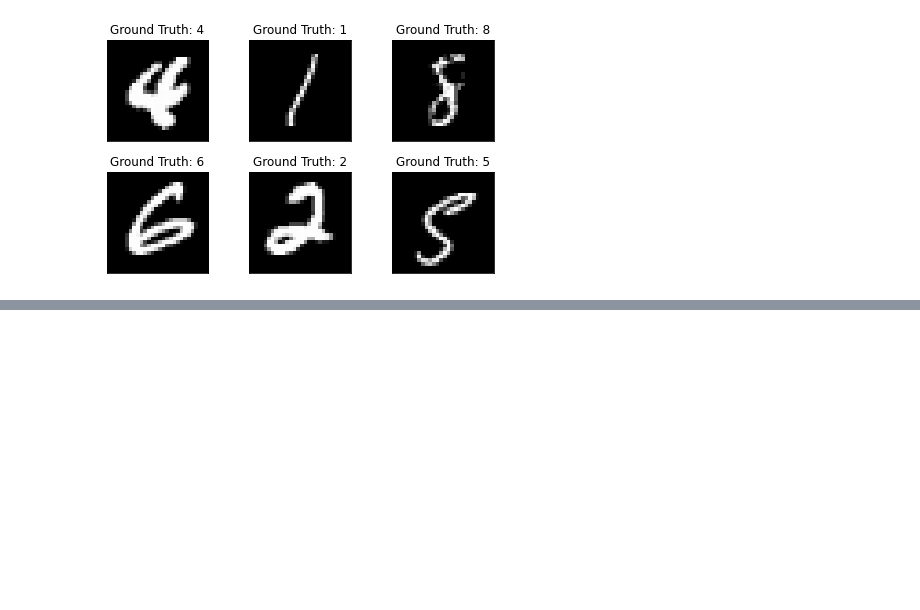
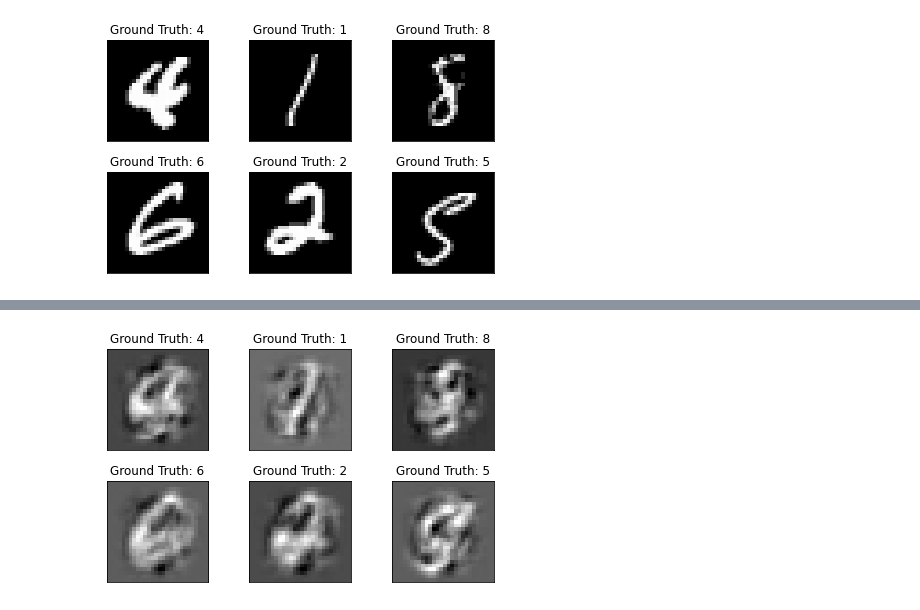
Before and after one commit to caixunshiren/One_hot_net, a Jupyter notebook: PUF_application_MNIST.ipynb, the cells around one changed output, grey strips where cells are left out. Drawn from its saved outputs; the diff is of its cells as text; code cells hidden in the pictures; blank space fills up the shorter version.

Commit message:
figures

```diff
--- a/PUF_application_MNIST.ipynb
+++ b/PUF_application_MNIST.ipynb
@@ -139,7 +139,7 @@ class One_hot_net(nn.Module):
         X = self.flatten(X)
         X = torch.transpose(X, 0, 1)
         #X = self.f_encoder.apply(X)
-        X = self.f_encoder.apply_wnoise(X, 0.5)
+        X = self.f_encoder.apply_wnoise(X, 2)
         for layer in self.layers:
             X = layer(X)
         X = torch.transpose(X, 0, 1)
@@ -173,13 +173,19 @@ def uniform_initializer(out_dim, in_dim, cuda = True):
         return torch.nn.init.uniform_(tensor, a=-2, b=2)
 
 class simple_encoder():
-    def __init__(self, out_dim, in_dim):
-        self.W = uniform_initializer(out_dim, in_dim)
+    def __init__(self, out_dim, in_dim, cuda = True):
+        self.W = uniform_initializer(out_dim, in_dim, cuda)
+        self.device = torch.device("cuda:0") if cuda else torch.device("cpu")
 
     def apply(self, X):
         #print(X.shape)
         #print(self.W.shape)
         return torch.matmul(self.W, X)
+
+    def apply_wnoise(self, X, sd):
+        if sd == 0:
+            return self.apply(X)
+        return torch.matmul(apply_gaussian_noise(self.W, sd, device = self.device), X)
 
 class simple_encoder_wthreshold():
     def __init__(self, out_dim, in_dim, epsilon, cuda = True):
@@ -191,14 +197,16 @@ class simple_encoder_wthreshold():
         return (torch.matmul(self.W, X) > self.epsilon).float()
 
     def apply_wnoise(self, X, sd):
+        if sd == 0:
+            return self.apply(X)
         return (torch.matmul(apply_gaussian_noise(self.W, sd, device = self.device), X) > self.epsilon).float()
 # %%
 parameters = {
     'in_dim': 784,
     'n_class': 784,
-    'f_encoder': simple_encoder_wthreshold(784*20, 784, 1e-3),
+    'f_encoder': simple_encoder(784, 784),#_wthreshold(784*20, 784, 1e-3),
     'f_initializer': uniform_initializer,
-    'encoder_multiplier': 20,
+    'encoder_multiplier': 1,
     'epsilon': 10e-3,
     'n_layers': 1,
     'layer_size_factor': [1],
@@ -211,7 +219,7 @@ model1 = One_hot_net(parameters['in_dim'], parameters['n_class'], parameters['f_
                      parameters['layer_size_factor'], parameters['dropout']).to(device)
 
 #model1 = toy_Net().to(device)
-optimizer1 = torch.optim.SGD(model1.parameters(), lr=0.01, momentum=0.5)
+optimizer1 = torch.optim.SGD(model1.parameters(), lr=0.0005, momentum=0.5)
 #optimizer1 = torch.optim.SGD([{'params': model1.layers.parameters(), 'lr': 0.01}, {'params': model1.tail.parameters(), 'lr': 0.01}], lr=0.01, momentum=0.5)
 # %%
 from torchsummary import summary
@@ -308,15 +318,17 @@ plt.ylabel('MSE loss')
 # %%
-fname = "figures\cryptography\\reconstructed_160D.png"
+fname = "figures\cryptography\\no_threshold784_2noise.png"#reconstructed_20D_2noise100.png"
 import matplotlib.pyplot as plt
 import os
 os.environ['KMP_DUPLICATE_LIB_OK']='True'
 reconstructed_example_data = model1(example_data.to(torch.device("cuda:0"))).cpu().detach().numpy()
 fig = plt.figure()
 for i in range(6):
     plt.subplot(2,3,i+1)
     plt.tight_layout()
     plt.imshow(reconstructed_example_data[i][0], cmap='gray', interpolation='none')
     plt.title("Ground Truth: {}".format(example_targets[i]))
     plt.xticks([])
     plt.yticks([])
-#plt.savefig(fname)
+plt.savefig(fname)
+# %% [output]
+[figure, added]
```
Also changed, not shown: parts of 3 cells of this notebook, 8 other files.
